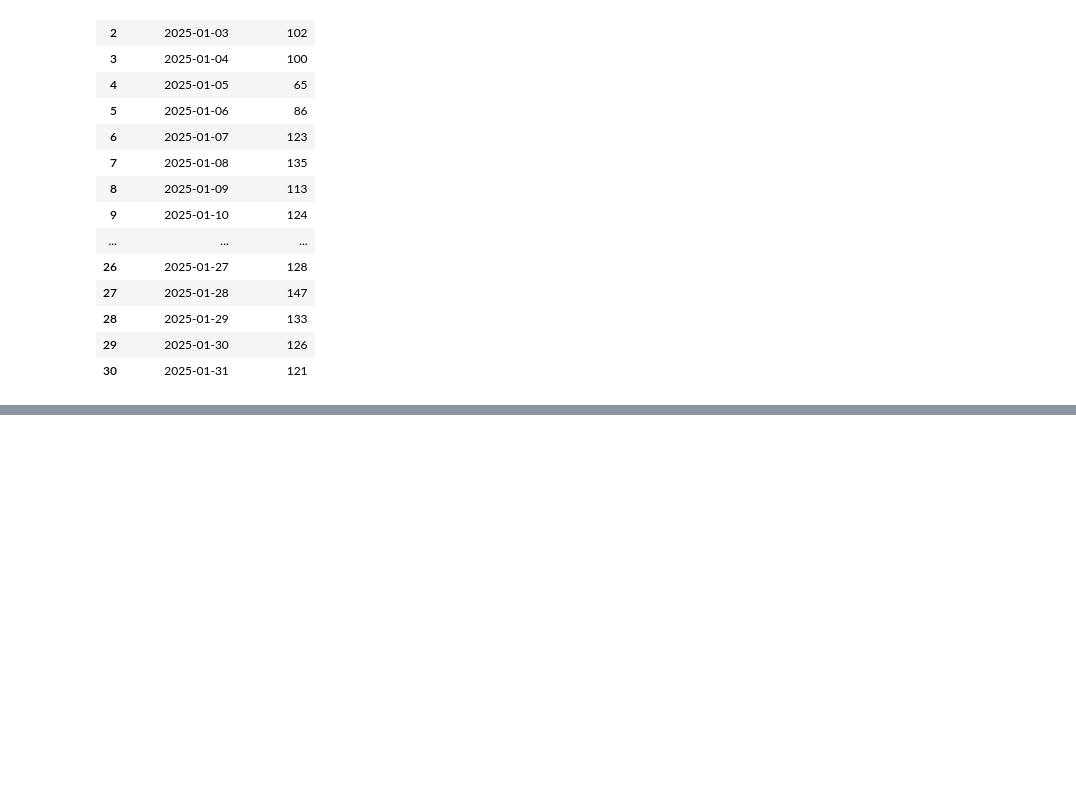
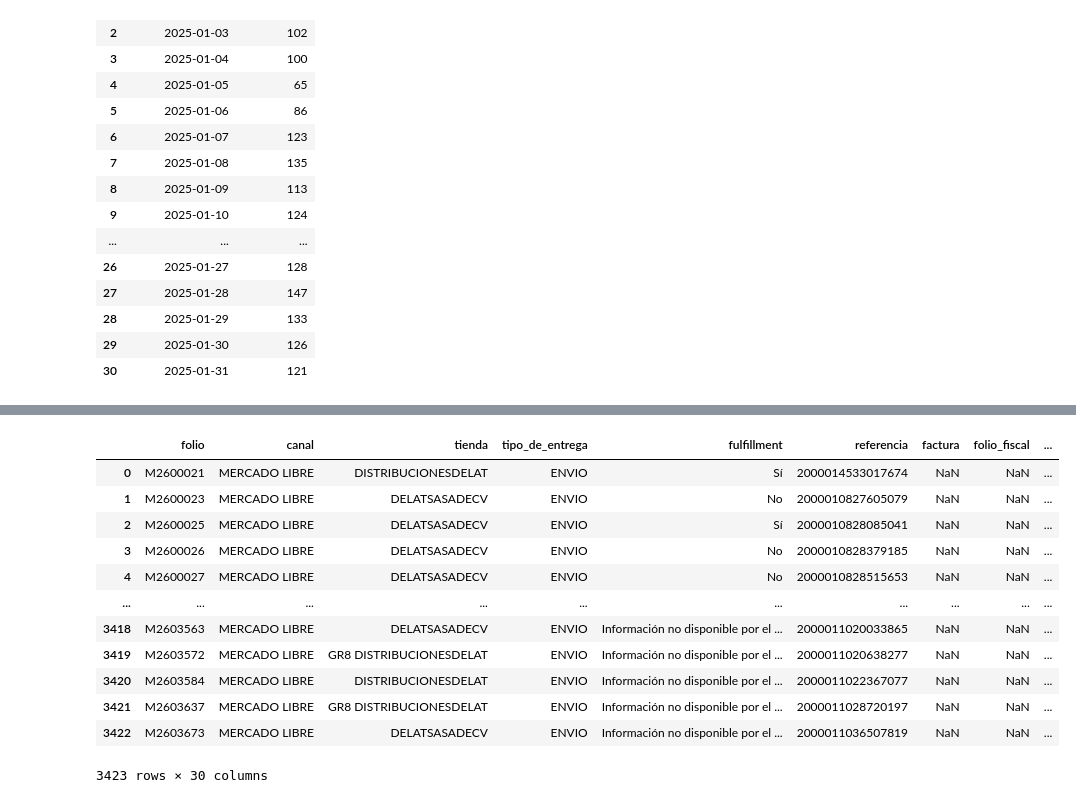
Before and after one commit to mercadolibre2-crypto/ventas-2025-vs-2026-, a Jupyter notebook: Comparacion.ipynb, the cells around one changed output, grey strips where cells are left out. Saved outputs shown, nothing was run; the diff lists cells and outputs as text; code cells hidden in the pictures; blank space fills up the shorter version.

```diff
--- a/Comparacion.ipynb
+++ b/Comparacion.ipynb
@@ -198,0 +270,32 @@ plt.show()
+# %%
+#cambio de nombre de columnas
+def limpiar_columnas(cols):
+    nuevas = []
+    for c in cols:
+        c = str(c)
+        c = c.lower()
+        c = unicodedata.normalize('NFKD', c).encode('ascii', 'ignore').decode('utf-8')
+        c = re.sub(r'[%]', 'porcentaje', c)
+        c = re.sub(r'[^\w]+', '_', c)
+        c = re.sub(r'_+', '_', c)
+        c = c.strip('_')
+        nuevas.append(c)
+    return nuevas
+
+año_2026.columns = limpiar_columnas(año_2026.columns)
+
+año_2026
+# %% [output]
+|  | folio | canal | tienda | tipo_de_entrega | fulfillment | referencia | factura | folio_fiscal | ... |
+| 0 | M2600021 | MERCADO LIBRE | DISTRIBUCIONESDELAT | ENVIO | Sí | 2000014533017674 | NaN | NaN | ... |
+| 1 | M2600023 | MERCADO LIBRE | DELATSASADECV | ENVIO | No | 2000010827605079 | NaN | NaN | ... |
+| 2 | M2600025 | MERCADO LIBRE | DELATSASADECV | ENVIO | Sí | 2000010828085041 | NaN | NaN | ... |
+| 3 | M2600026 | MERCADO LIBRE | DELATSASADECV | ENVIO | No | 2000010828379185 | NaN | NaN | ... |
+| 4 | M2600027 | MERCADO LIBRE | DELATSASADECV | ENVIO | No | 2000010828515653 | NaN | NaN | ... |
+| ... | ... | ... | ... | ... | ... | ... | ... | ... | ... |
+| 3418 | M2603563 | MERCADO LIBRE | DELATSASADECV | ENVIO | Información no disponible por el ... | 2000011020033865 | NaN | NaN | ... |
+| 3419 | M2603572 | MERCADO LIBRE | GR8 DISTRIBUCIONESDELAT | ENVIO | Información no disponible por el ... | 2000011020638277 | NaN | NaN | ... |
+| 3420 | M2603584 | MERCADO LIBRE | DISTRIBUCIONESDELAT | ENVIO | Información no disponible por el ... | 2000011022367077 | NaN | NaN | ... |
+| 3421 | M2603637 | MERCADO LIBRE | GR8 DISTRIBUCIONESDELAT | ENVIO | Información no disponible por el ... | 2000011028720197 | NaN | NaN | ... |
+| 3422 | M2603673 | MERCADO LIBRE | DELATSASADECV | ENVIO | Información no disponible por el ... | 2000011036507819 | NaN | NaN | ... |
+3423 rows × 30 columns
```
Also changed, not shown: parts of 13 cells of this notebook.
